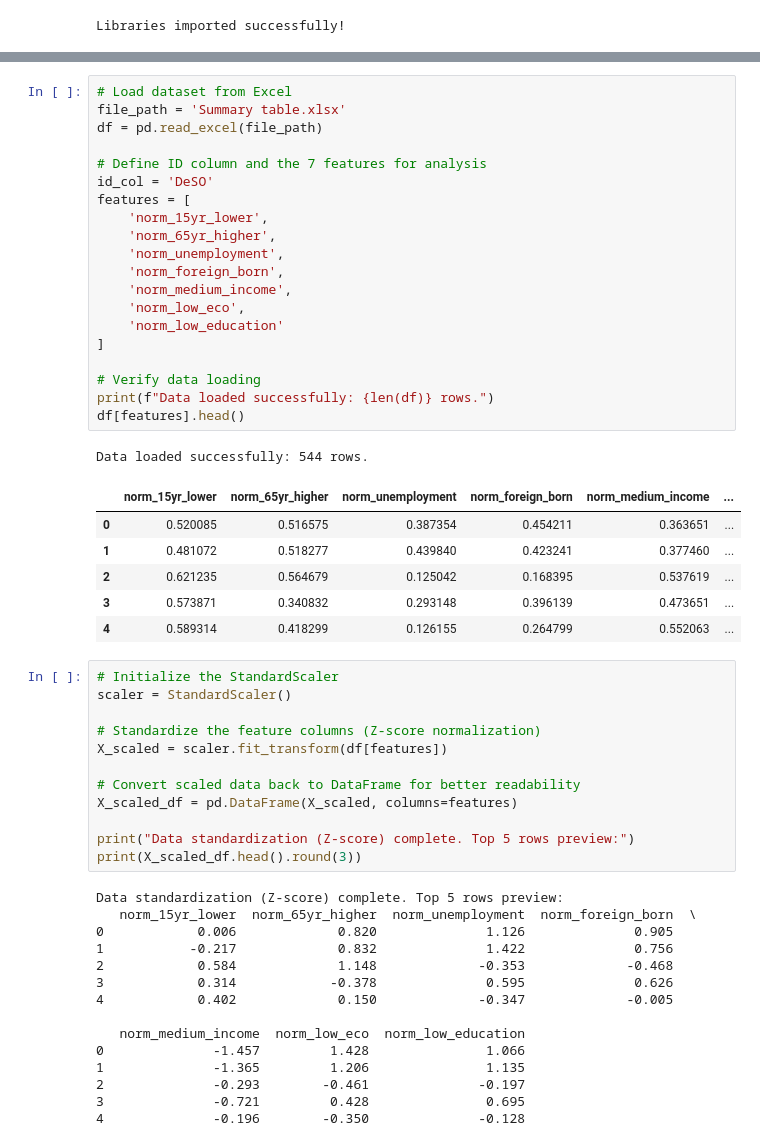
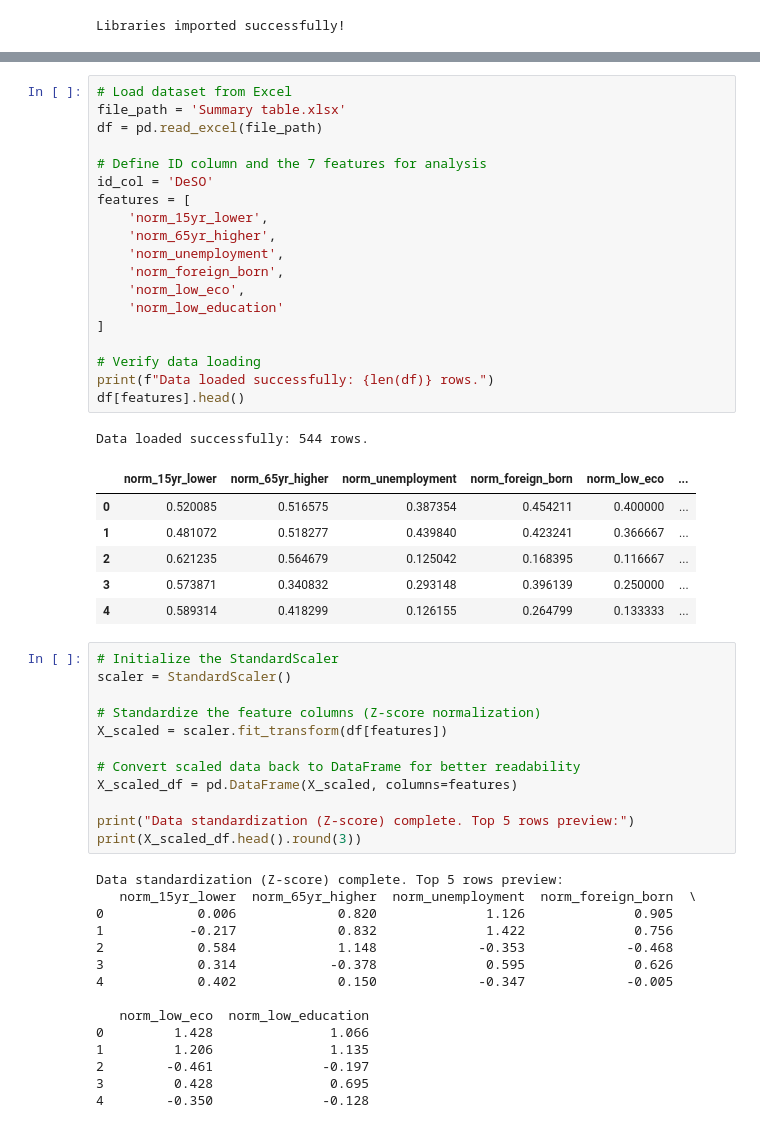
Before and after one commit to Guanzhou-huN/A-GIS-Project_Final, a Jupyter notebook: PCA.ipynb, the cells around one changed output, grey strips where cells are left out. Drawn from its saved outputs; the diff is of its cells as text.

```diff
--- a/PCA.ipynb
+++ b/PCA.ipynb
@@ -30,31 +26,30 @@ Note: you may need to restart the kernel to use updated packages.
 # %%
 # Load dataset from Excel
 file_path = 'Summary table.xlsx'
 df = pd.read_excel(file_path)
 
 # Define ID column and the 7 features for analysis
 id_col = 'DeSO'
 features = [
     'norm_15yr_lower',
     'norm_65yr_higher',
     'norm_unemployment',
     'norm_foreign_born',
-    'norm_medium_income',
     'norm_low_eco',
     'norm_low_education'
 ]
 
 # Verify data loading
 print(f"Data loaded successfully: {len(df)} rows.")
 df[features].head()
 # %% [output]
 Data loaded successfully: 544 rows.
-|  | norm_15yr_lower | norm_65yr_higher | norm_unemployment | norm_foreign_born | norm_medium_income | ... |
-| 0 | 0.520085 | 0.516575 | 0.387354 | 0.454211 | 0.363651 | ... |
-| 1 | 0.481072 | 0.518277 | 0.439840 | 0.423241 | 0.377460 | ... |
-| 2 | 0.621235 | 0.564679 | 0.125042 | 0.168395 | 0.537619 | ... |
-| 3 | 0.573871 | 0.340832 | 0.293148 | 0.396139 | 0.473651 | ... |
-| 4 | 0.589314 | 0.418299 | 0.126155 | 0.264799 | 0.552063 | ... |
+|  | norm_15yr_lower | norm_65yr_higher | norm_unemployment | norm_foreign_born | norm_low_eco | ... |
+| 0 | 0.520085 | 0.516575 | 0.387354 | 0.454211 | 0.400000 | ... |
+| 1 | 0.481072 | 0.518277 | 0.439840 | 0.423241 | 0.366667 | ... |
+| 2 | 0.621235 | 0.564679 | 0.125042 | 0.168395 | 0.116667 | ... |
+| 3 | 0.573871 | 0.340832 | 0.293148 | 0.396139 | 0.250000 | ... |
+| 4 | 0.589314 | 0.418299 | 0.126155 | 0.264799 | 0.133333 | ... |
 # %%
 # Initialize the StandardScaler
 scaler = StandardScaler()
@@ -76,12 +71,12 @@ Data standardization (Z-score) complete. Top 5 rows preview:
 3            0.314            -0.378              0.595              0.626
 4            0.402             0.150             -0.347             -0.005
 
-   norm_medium_income  norm_low_eco  norm_low_education
-0              -1.457         1.428               1.066
-1              -1.365         1.206               1.135
-2              -0.293        -0.461              -0.197
-3              -0.721         0.428               0.695
-4              -0.196        -0.350              -0.128
+   norm_low_eco  norm_low_education
+0         1.428               1.066
+1         1.206               1.135
+2        -0.461              -0.197
+3         0.428               0.695
+4        -0.350              -0.128
 # %%
 # Calculate eigenvalues using initial PCA
 pca_init = PCA().fit(X_scaled)
```
Also changed, not shown: parts of 5 cells of this notebook.
